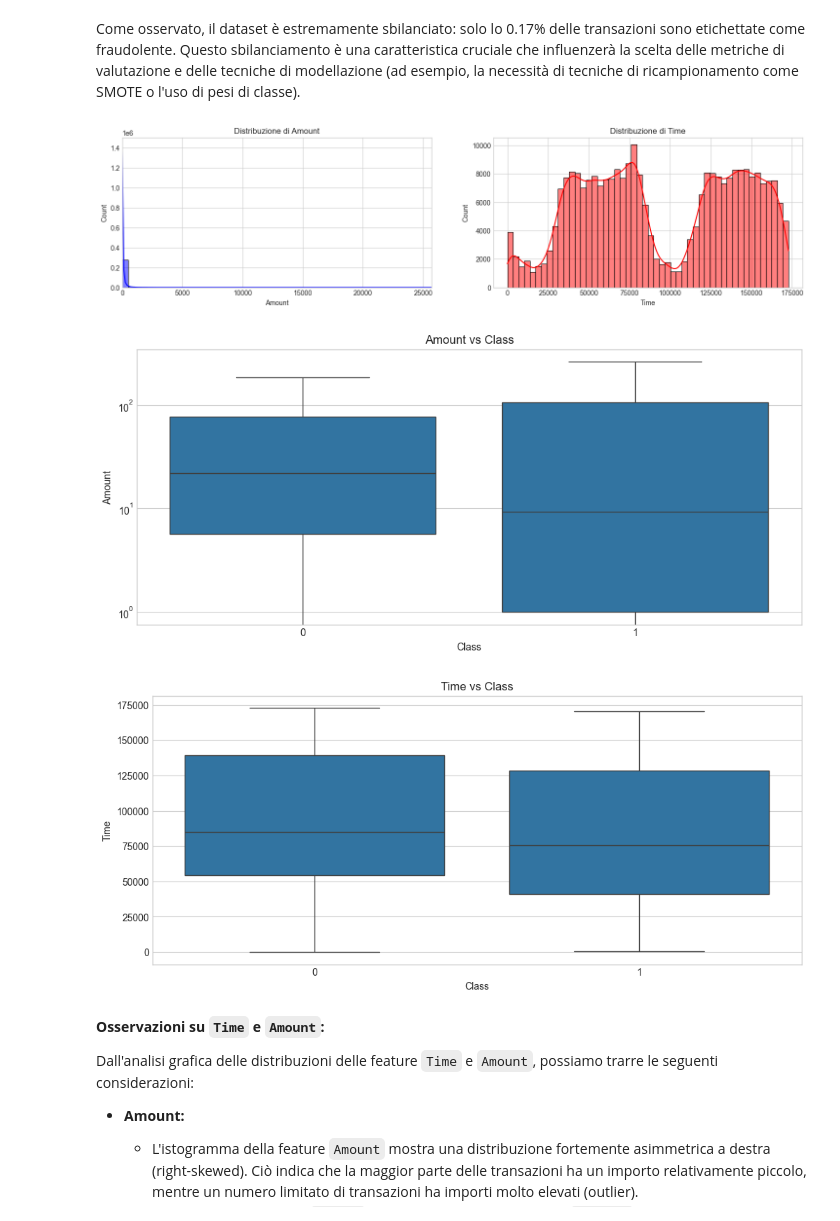
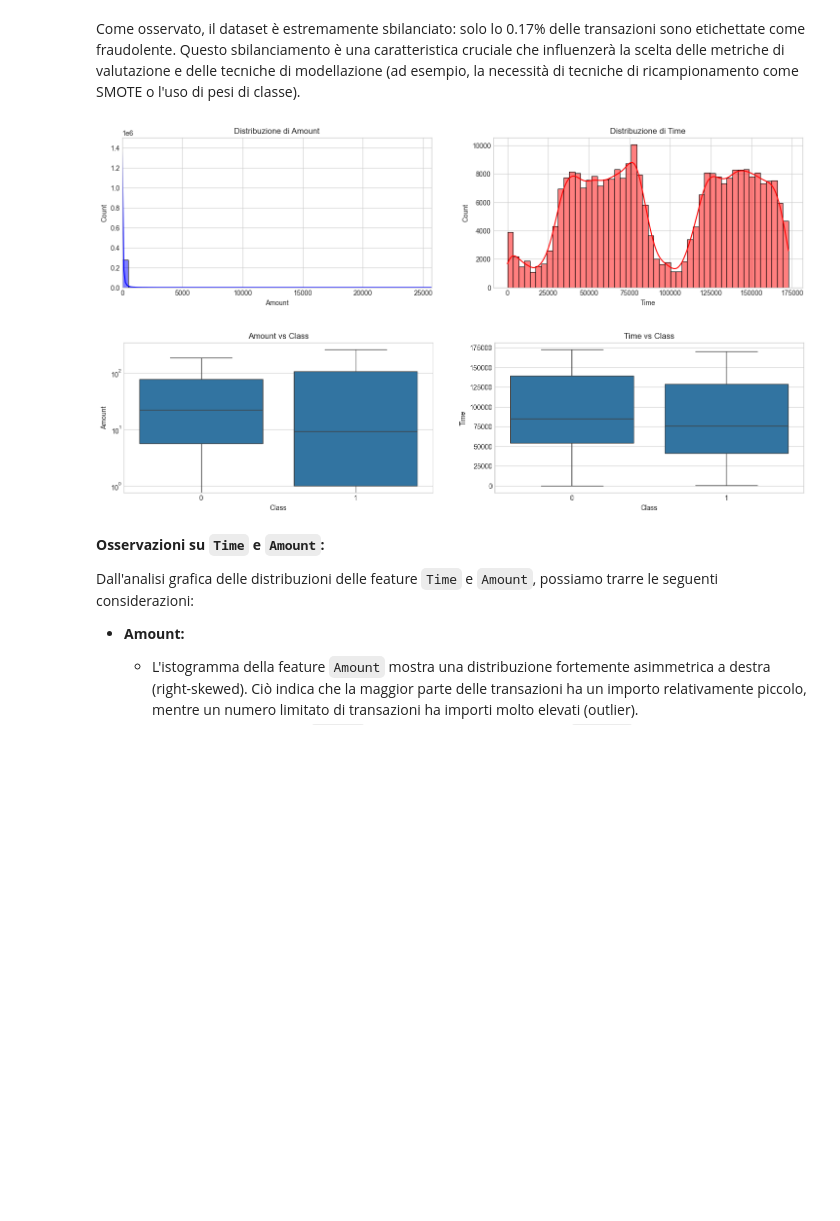
Before and after one commit to alevu3344/PDADI, a Jupyter notebook: notebooks/credit.ipynb, the cells around one changed output. Cells and saved outputs as stored; diff of their text form; code cells hidden in the pictures; blank space fills up the shorter version.

```diff
--- a/notebooks/credit.ipynb
+++ b/notebooks/credit.ipynb
@@ -76,6 +79,7 @@ Procediamo con il caricamento e una prima ispezione del dataset.
 # %%
 try:
     df = pd.read_csv('data/creditcard.csv')
+    pd.options.display.max_colwidth = 500
     print("Dataset caricato con successo.")
     print(f"Dimensioni del dataset: {df.shape}")
 except FileNotFoundError:
@@ -166,29 +178,27 @@ Come osservato, il dataset è estremamente sbilanciato: solo lo 0.17% delle tran
 # %%
 fig, ax = plt.subplots(1, 2, figsize=(18, 4))
 
 sns.histplot(df['Amount'], ax=ax[0], color='b', bins=50, kde=True)
 ax[0].set_title('Distribuzione di Amount')
 ax[0].set_xlim([min(df['Amount']), max(df['Amount'])])
 
 sns.histplot(df['Time'], ax=ax[1], color='r', bins=50, kde=True)
 ax[1].set_title('Distribuzione di Time')
 plt.show()
 
 
-plt.figure(figsize=(12, 5))
-sns.boxplot(x='Class', y='Amount', data=df, showfliers=False)
-plt.title('Amount vs Class')
-plt.yscale('log')
+
+fig2, ax2 = plt.subplots(1, 2, figsize=(18, 4))
+sns.boxplot(x='Class', y='Amount', data=df, showfliers=False, ax=ax2[0])
+ax2[0].set_title('Amount vs Class')
+ax2[0].set_yscale('log')
+
+sns.boxplot(x='Class', y='Time', data=df, ax=ax2[1])
+ax2[1].set_title('Time vs Class')
 plt.show()
-
-plt.figure(figsize=(12, 5))
-sns.boxplot(x='Class', y='Time', data=df)
-plt.title('Time vs Class')
-plt.show()
 # %% [output]
 [figure]
-[figure, old version]
+[figure, new version]
-[figure, removed]
 # %% [markdown]
 **Osservazioni su `Time` e `Amount`:**
 
```
Also changed, not shown: parts of 21 cells of this notebook, 11 other files.
